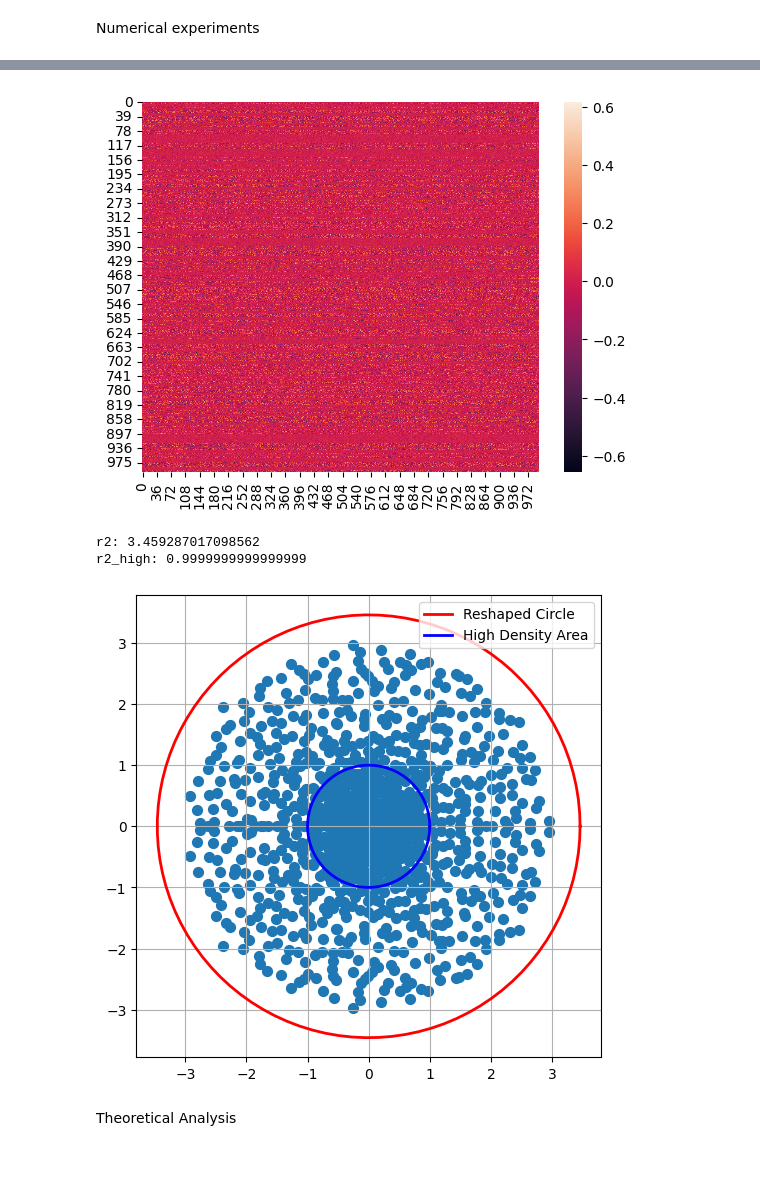
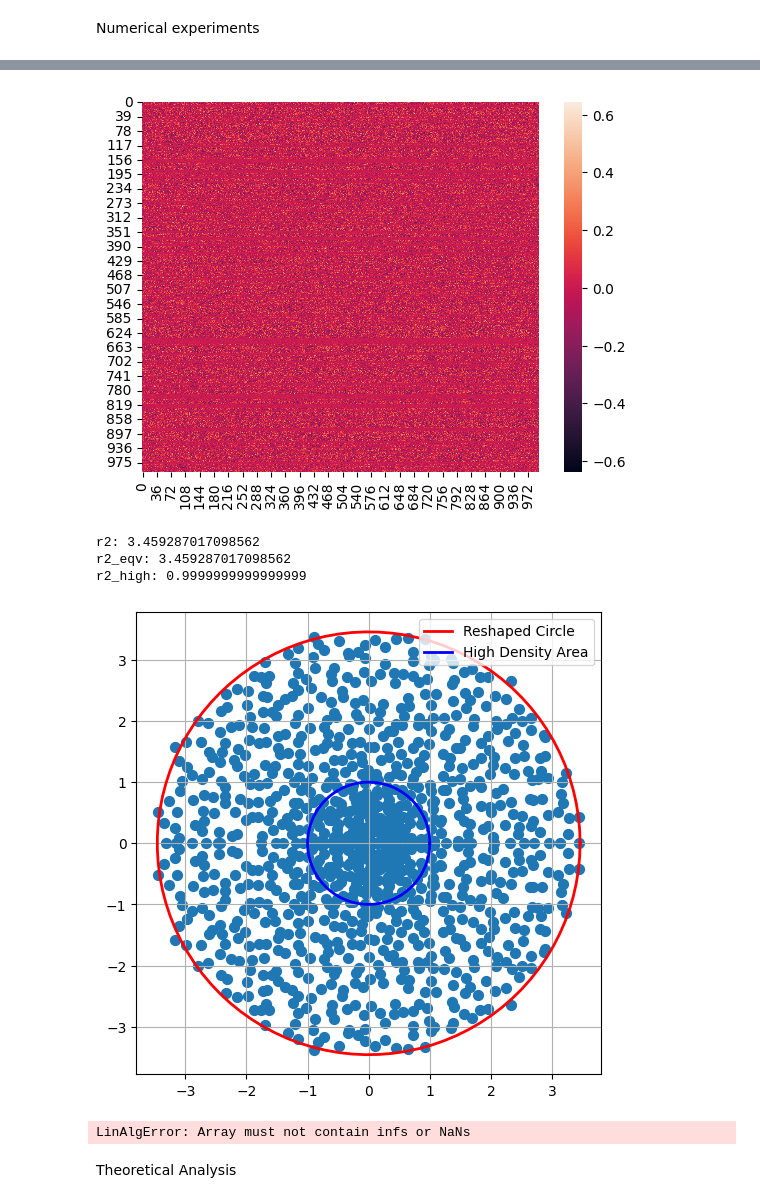
Before and after one commit to StevenZhang0116/bio-random-matrices, a Jupyter notebook: rajan2006.ipynb, the cells around one changed output, grey strips where cells are left out. Drawn from its saved outputs; the diff is of its cells as text; code cells hidden in the pictures; blank space fills up the shorter version.

```diff
--- a/rajan2006.ipynb
+++ b/rajan2006.ipynb
@@ -133,6 +97,6 @@ print(r_normal)
 # %%
 # Apply Equation 2 constraint
-W = data_generator(N=N, f=0.5, alpha=0.06)
+W = data_generator(N=N, f=f, alpha=alpha)
 
 plt.figure()
 sns.heatmap(W)
@@ -140,35 +104,38 @@ plt.show()
 
 eigenvalues_shift = np.linalg.eigvals(W)
 
 r2 = np.sqrt(1 - f + f/alpha)
 print(f"r2: {r2}")
 r2_eqv = np.sqrt(N * (f*var_E + (1-f)*var_I))
+print(f"r2_eqv: {r2_eqv}")
 r2_high = np.sqrt(N) * np.min([np.sqrt(var_E), np.sqrt(var_I)])
 print(f"r2_high: {r2_high}")
 
 theta = np.linspace(0, 2*np.pi, 100)
 x = np.cos(theta) * r2
 y = np.sin(theta) * r2
 
 x_in = np.cos(theta) * r2_high
 y_in = np.sin(theta) * r2_high
 
 plt.figure(figsize=(6, 6))
 plt.plot(x, y, color='red', linewidth=2, label='Reshaped Circle')
 plt.plot(x_in, y_in, color='blue', linewidth=2, label='High Density Area')
 plt.scatter(eigenvalues_shift.real, eigenvalues_shift.imag, s=50)
 plt.grid(True)
 plt.legend()
 plt.axis('equal')
 plt.show()
 
 eigen_data = np.array([eigenvalues_shift.real, eigenvalues_shift.imag]).T
 eigen_data_norm = np.sqrt(eigen_data[:,0] ** 2 + eigen_data[:,1] ** 2)
 # %% [output]
-[figure, old version]
+[figure, new version]
 r2: 3.459287017098562
+r2_eqv: 3.459287017098562
 r2_high: 0.9999999999999999
-[figure, old version]
+[figure, new version]
+LinAlgError: Array must not contain infs or NaNs
 # %% [markdown]
 Theoretical Analysis
 # %%
```
Also changed, not shown: parts of 6 cells of this notebook.
